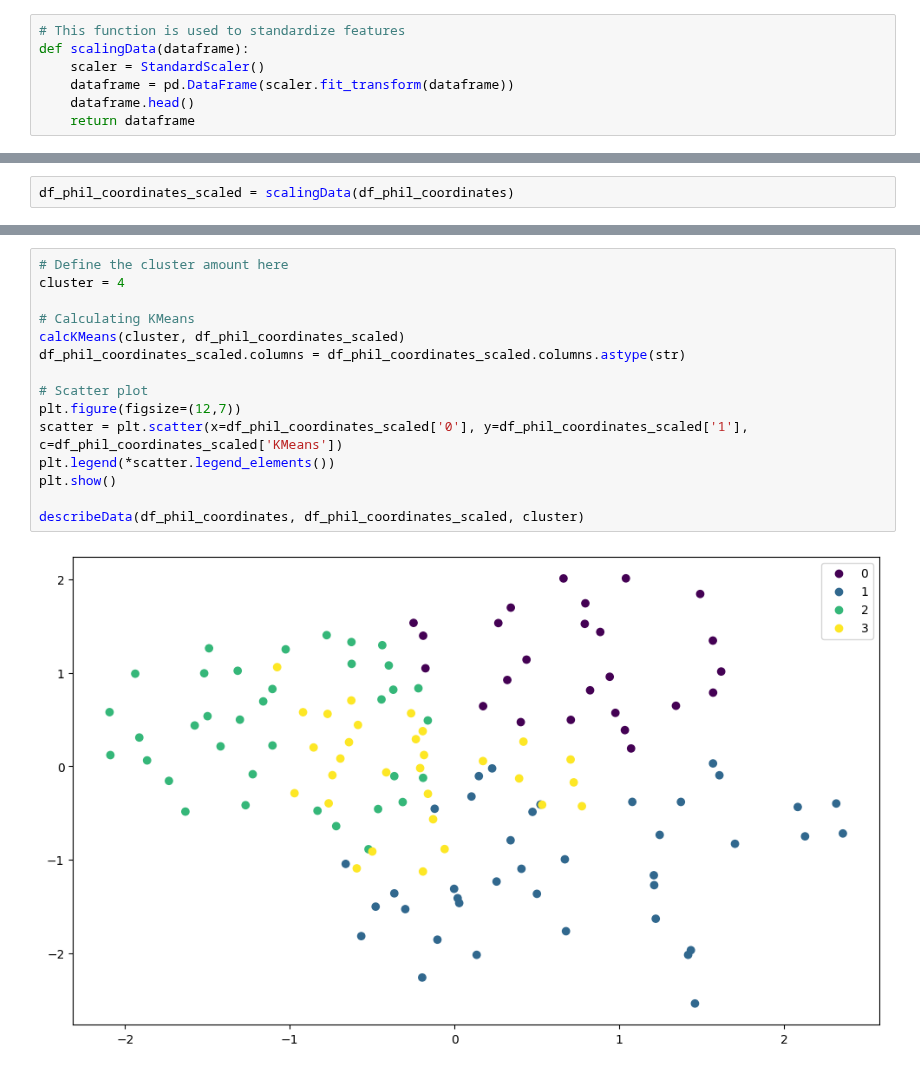
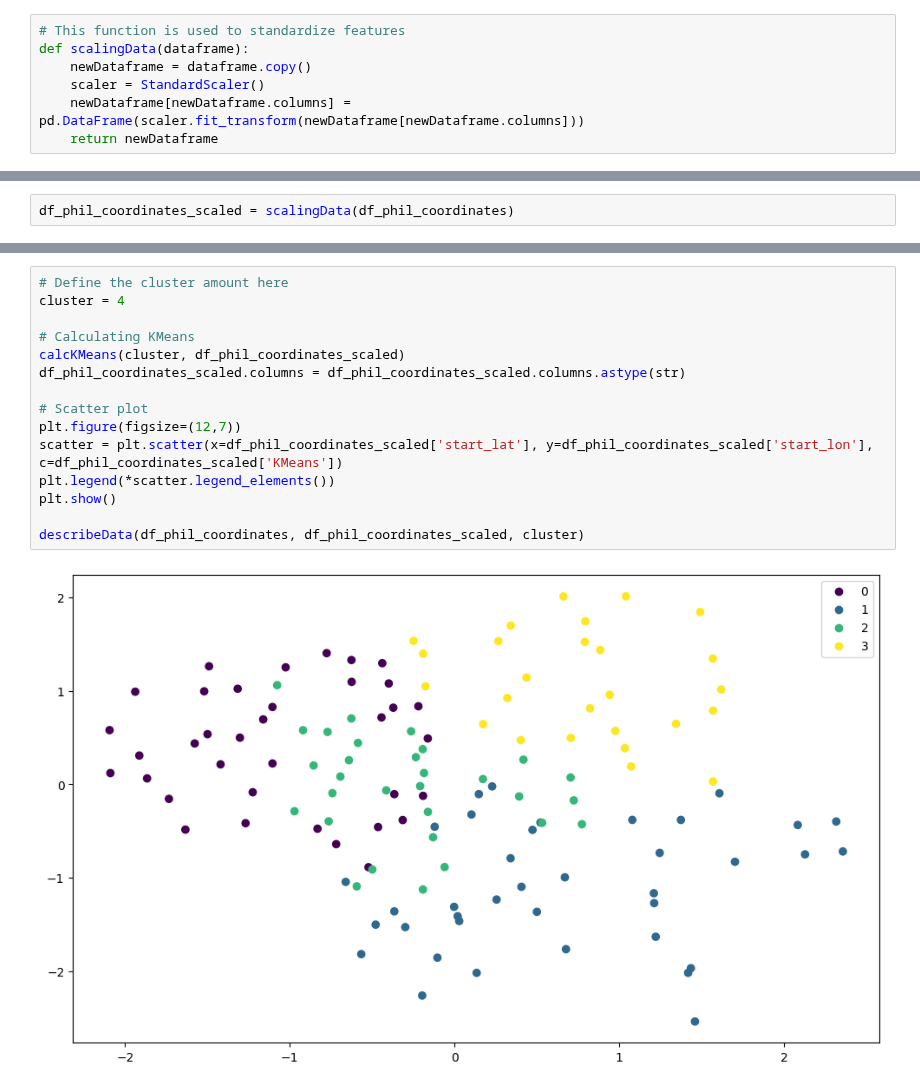
Before and after one commit to yassinehammou27/intentionally_blank, a Jupyter notebook: Team Assignment - Intentionally Blank.ipynb, the cells around one changed output, grey strips where cells are left out. Saved outputs shown, nothing was run; the diff lists cells and outputs as text.

Commit message:
Old column names will now not be overwritten by the standardscaler

```diff
--- a/Team Assignment - Intentionally Blank.ipynb
+++ b/Team Assignment - Intentionally Blank.ipynb
@@ -349,10 +349,10 @@ df_phil_coordinates
 # %%
 # This function is used to standardize features
 def scalingData(dataframe):
+    newDataframe = dataframe.copy()
     scaler = StandardScaler()
-    dataframe = pd.DataFrame(scaler.fit_transform(dataframe))
-    dataframe.head()
-    return dataframe
+    newDataframe[newDataframe.columns] = pd.DataFrame(scaler.fit_transform(newDataframe[newDataframe.columns]))
+    return newDataframe
 # %%
 # This function calculates the Loss per cluster amount and plots the result of it in the range of 0-10 on the x-axis
 def calcAndPlotLoss(clusterAmount, dataframe):
@@ -395,18 +395,18 @@ calcAndPlotLoss(10, df_phil_coordinates_scaled)
 # %%
 # Define the cluster amount here
 cluster = 4
 
 # Calculating KMeans
 calcKMeans(cluster, df_phil_coordinates_scaled)
 df_phil_coordinates_scaled.columns = df_phil_coordinates_scaled.columns.astype(str)
 
 # Scatter plot
 plt.figure(figsize=(12,7))
-scatter = plt.scatter(x=df_phil_coordinates_scaled['0'], y=df_phil_coordinates_scaled['1'], c=df_phil_coordinates_scaled['KMeans'])
+scatter = plt.scatter(x=df_phil_coordinates_scaled['start_lat'], y=df_phil_coordinates_scaled['start_lon'], c=df_phil_coordinates_scaled['KMeans'])
 plt.legend(*scatter.legend_elements())
 plt.show()
 
 describeData(df_phil_coordinates, df_phil_coordinates_scaled, cluster)
 # %% [output]
-[figure, old version]
+[figure, new version]
 |  | start_lat | start_lon | start_rentals_per_year |
```
Also changed, not shown: parts of 2 cells of this notebook.
